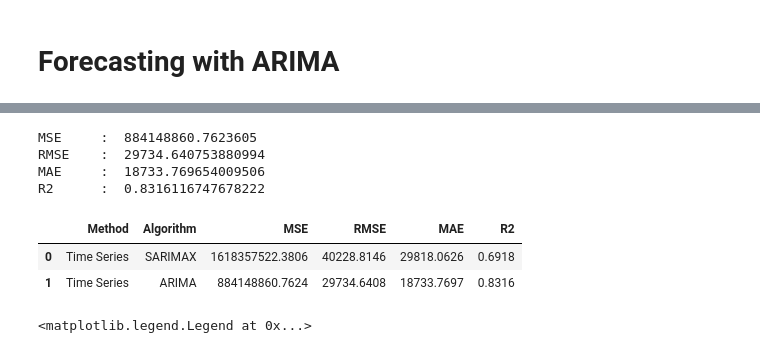
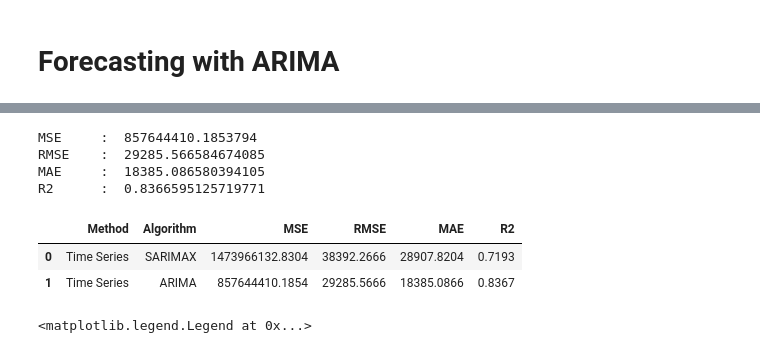
Before and after one commit to raihankemmy/Data_Science_Project, a Jupyter notebook: Time Series/Forecasting Total Sales of Cinema/code_tickets_sold.ipynb, the cells around one changed output, grey strips where cells are left out. Cells and saved outputs as stored; diff of their text form; code cells hidden in the pictures.

```diff
--- a/Time Series/Forecasting Total Sales of Cinema/code_tickets_sold.ipynb
+++ b/Time Series/Forecasting Total Sales of Cinema/code_tickets_sold.ipynb
@@ -411,31 +418,31 @@ Warnings:
 [1] Covariance matrix calculated using the outer product of gradients (complex-step).
 [2] Covariance matrix is singular or near-singular, with condition number 2.74e+34. Standard errors may be unstable.
 # %%
-arima = ARIMA(df_tickets_sold, order=(7, 0, 2))
+arima = ARIMA(df_tickets_sold, order=(6, 0, 5))
 model_arima = arima.fit()
 
 pred = model_arima.predict()
 actual = df_tickets_sold
 
 mse_arima = mean_squared_error(actual, pred)
 rmse_arima = np.sqrt(mse_arima)
 mae_arima = mean_absolute_error(actual, pred)
 r2_arima = r2_score(actual, pred)
 
 print("MSE\t: ", mse_arima)
 print("RMSE\t: ", rmse_arima)
 print("MAE\t: ", mae_arima)
 print("R2\t: ", r2_arima)
 
 evaluasi(actual, pred, "Time Series", "ARIMA")
 # %% [output]
-MSE     :  884148860.7623605
-RMSE    :  29734.640753880994
-MAE     :  18733.769654009506
-R2      :  0.8316116747678222
+MSE     :  857644410.1853794
+RMSE    :  29285.566584674085
+MAE     :  18385.086580394105
+R2      :  0.8366595125719771
 |  | Method | Algorithm | MSE | RMSE | MAE | R2 |
-| 0 | Time Series | SARIMAX | 1618357522.3806 | 40228.8146 | 29818.0626 | 0.6918 |
-| 1 | Time Series | ARIMA | 884148860.7624 | 29734.6408 | 18733.7697 | 0.8316 |
+| 0 | Time Series | SARIMAX | 1473966132.8304 | 38392.2666 | 28907.8204 | 0.7193 |
+| 1 | Time Series | ARIMA | 857644410.1854 | 29285.5666 | 18385.0866 | 0.8367 |
 # %%
 n_forecast = len(data_test) + 20
 pred = model_auto_arima.predict(n_forecast)
```
Also changed, not shown: parts of 20 cells of this notebook, 2 other files.
